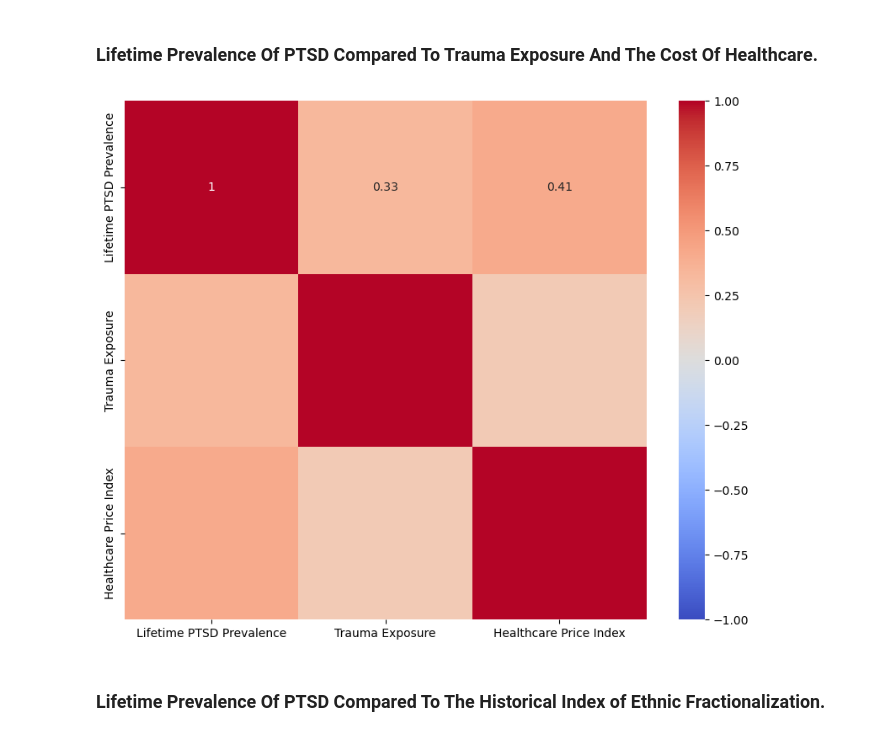
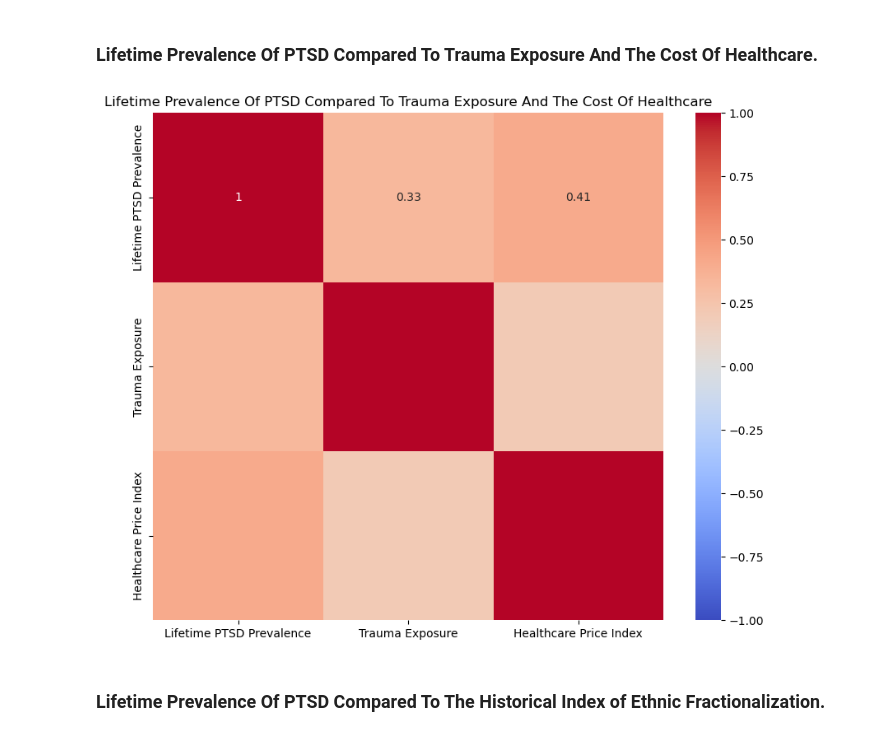
Before and after one commit to VateRetro/EmergingCountryIndicator, a Jupyter notebook: src/FKBP5Analysis.ipynb, the cells around one changed output. Saved outputs shown, nothing was run; the diff lists cells and outputs as text; code cells hidden in the pictures.

```diff
--- a/src/FKBP5Analysis.ipynb
+++ b/src/FKBP5Analysis.ipynb
@@ -84,10 +84,12 @@ if not ptsdAndHealthCare.empty:
     plt.figure(figsize=(10,8))
     #Generating heatmap of correlation matrix, and normalizing variable scale to be on point 0 +/- 1.
     sns.heatmap(ptsdAgainstTraumaAndHealthCareCorrMatrix, annot=True, cmap='coolwarm', vmin=-1, vmax=1)
+    plt.title("Lifetime Prevalence Of PTSD Compared To Trauma Exposure And The Cost Of Healthcare")
     plt.xticks(rotation=0)
     plt.yticks(rotation=90)
     #Displaying generated heatmap.
     plt.show()
+
 
 #-##-##-##-##-##-##-##-##-##-##-##-##-##-##-##-##-##-##-##-##-##-##-##-##-#
 
@@ -116,34 +118,34 @@ ptsdWorldMentalHealthSurveyCopy['Country Code'] = ptsdWorldMentalHealthSurveyCop
 #Creates a new column in the same DataFrame as above, holding the respective color of the country in reference to the color map dictionary.
 #The .map() method is used to replace the values in our Series based on a dictionary.
 ptsdWorldMentalHealthSurveyCopy['Color'] = ptsdWorldMentalHealthSurveyCopy['combinedCategory'].map(traumaToPTSDColorMap)
 # Here we are finally creating the choropleth map.
 ptsdToTraumaMap = px.choropleth(
     ptsdWorldMentalHealthSurveyCopy,
     locations="Country Code",
     color="combinedCategory",
     hover_name="Country",
     hover_data=[
         "Lifetime prevalence of PTSD in total sample (%)", "Trauma exposure (%)"
     ],
     color_discrete_map=traumaToPTSDColorMap,
     category_orders={
         "combinedCategory": [
             'Low Trauma-Low PTSD', 'Low Trauma-Moderate PTSD', 'Low Trauma-High PTSD',
             'Moderate Trauma-Low PTSD', 'Moderate Trauma-Moderate PTSD', 'Moderate Trauma-High PTSD',
             'High Trauma-Low PTSD', 'High Trauma-Moderate PTSD', 'High Trauma-High PTSD'
         ]
     },
     title="Lifetime PTSD Prevalence & Trauma Exposure by Country"
 )
 #Update the geographic layout using update_geos, since we can't seem to use geos within the choropleth itself.
 ptsdToTraumaMap.update_geos(
     showframe=True,
     showcoastlines=True,
     projection_type='orthographic'
 )
 ptsdToTraumaMap.show()
 # %% [output]
-[figure, old version]
+[figure, new version]
 # %% [markdown]
 ### Lifetime Prevalence Of PTSD Compared To The Historical Index of Ethnic Fractionalization.
 # %%
```
Also changed, not shown: 7 other files.
